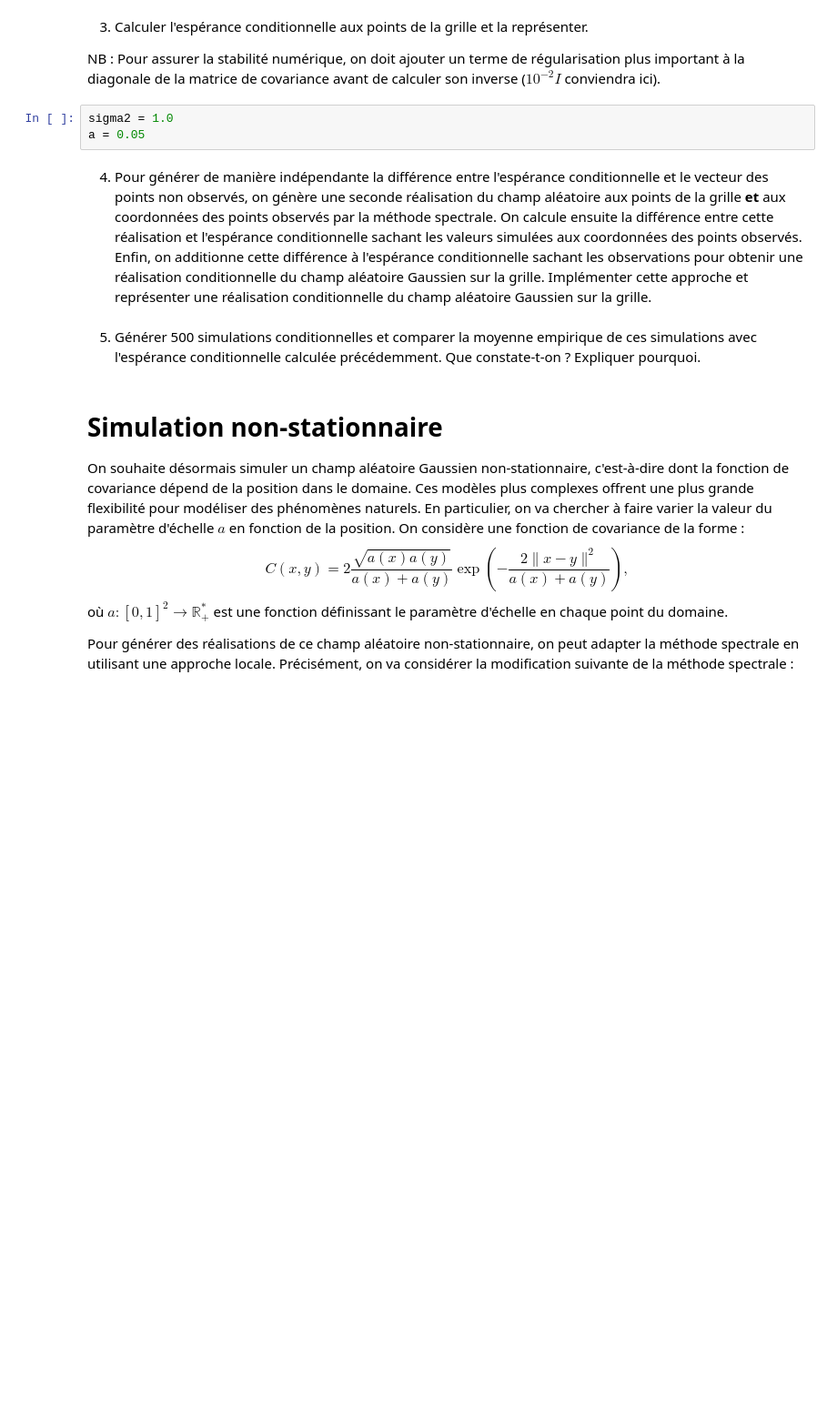
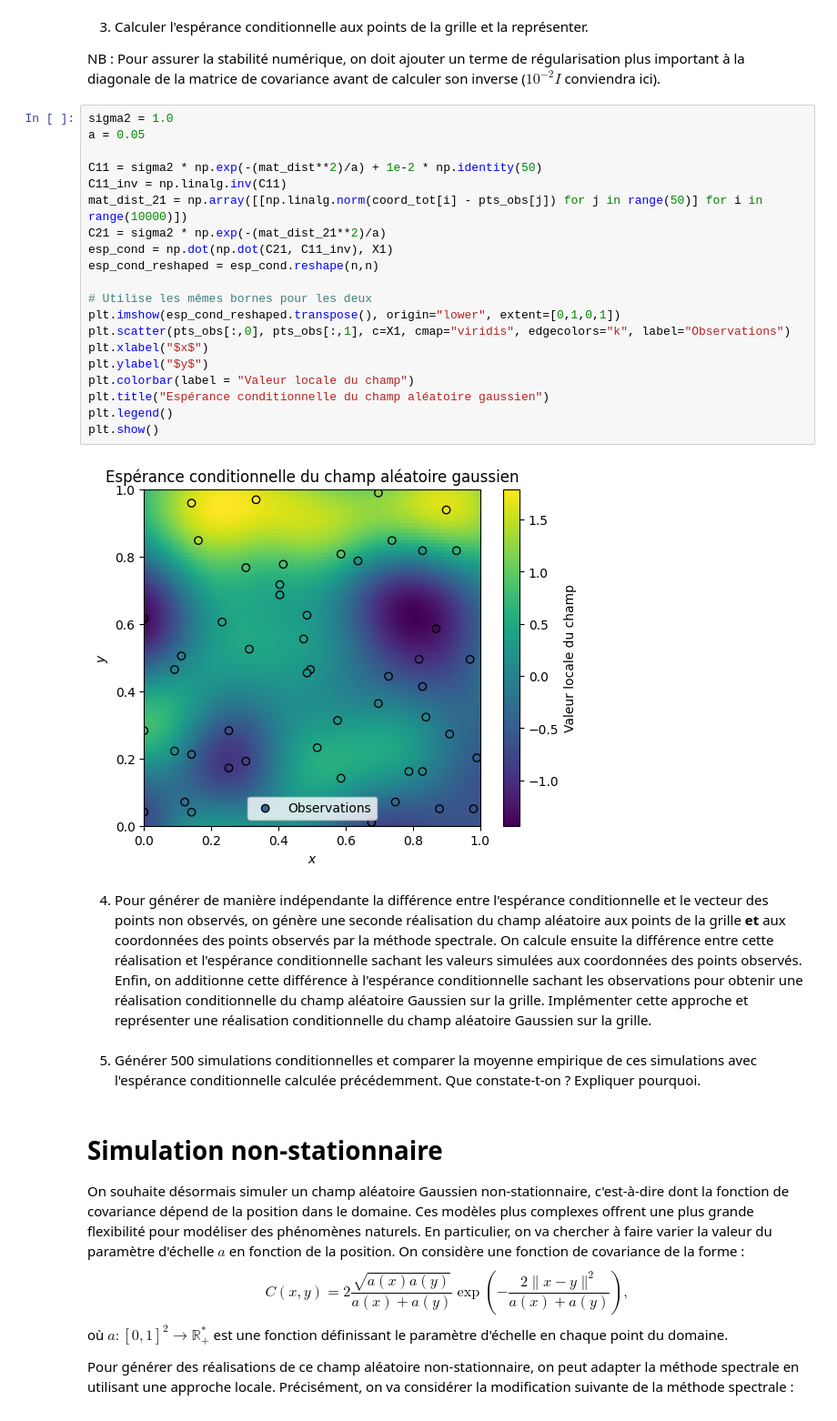
Before and after one commit to louismaguer/projet-maths-info, a Jupyter notebook: projet-probas/Projet Probabilités.ipynb, the cells around one changed output. Shown at 91% size. Saved outputs shown, nothing was run; the diff lists cells and outputs as text; blank space fills up the shorter version.

```diff
--- a/projet-probas/Projet Probabilités.ipynb
+++ b/projet-probas/Projet Probabilités.ipynb
@@ -486,6 +487,25 @@ NB : Pour assurer la stabilité numérique, on doit ajouter un terme de régular
 # %%
 sigma2 = 1.0
 a = 0.05
+
+C11 = sigma2 * np.exp(-(mat_dist**2)/a) + 1e-2 * np.identity(50)
+C11_inv = np.linalg.inv(C11)
+mat_dist_21 = np.array([[np.linalg.norm(coord_tot[i] - pts_obs[j]) for j in range(50)] for i in range(10000)])
+C21 = sigma2 * np.exp(-(mat_dist_21**2)/a)
+esp_cond = np.dot(np.dot(C21, C11_inv), X1)
+esp_cond_reshaped = esp_cond.reshape(n,n)
+
+# Utilise les mêmes bornes pour les deux
+plt.imshow(esp_cond_reshaped.transpose(), origin="lower", extent=[0,1,0,1])
+plt.scatter(pts_obs[:,0], pts_obs[:,1], c=X1, cmap="viridis", edgecolors="k", label="Observations")
+plt.xlabel("$x$")
+plt.ylabel("$y$")
+plt.colorbar(label = "Valeur locale du champ")
+plt.title("Espérance conditionnelle du champ aléatoire gaussien")
+plt.legend()
+plt.show()
+# %% [output]
+[figure, added]
 # %% [markdown]
 4. Pour générer de manière indépendante la différence entre l'espérance conditionnelle et le vecteur des points non observés, on génère une seconde réalisation du champ aléatoire aux points de la grille **et** aux coordonnées des points observés par la méthode spectrale. On calcule ensuite la différence entre cette réalisation et l'espérance conditionnelle sachant les valeurs simulées aux coordonnées des points observés. Enfin, on additionne cette différence à l'espérance conditionnelle sachant les observations pour obtenir une réalisation conditionnelle du champ aléatoire Gaussien sur la grille. Implémenter cette approche et représenter une réalisation conditionnelle du champ aléatoire Gaussien sur la grille.
 # %% [markdown]
```
Also changed, not shown: parts of 1 cell of this notebook.
